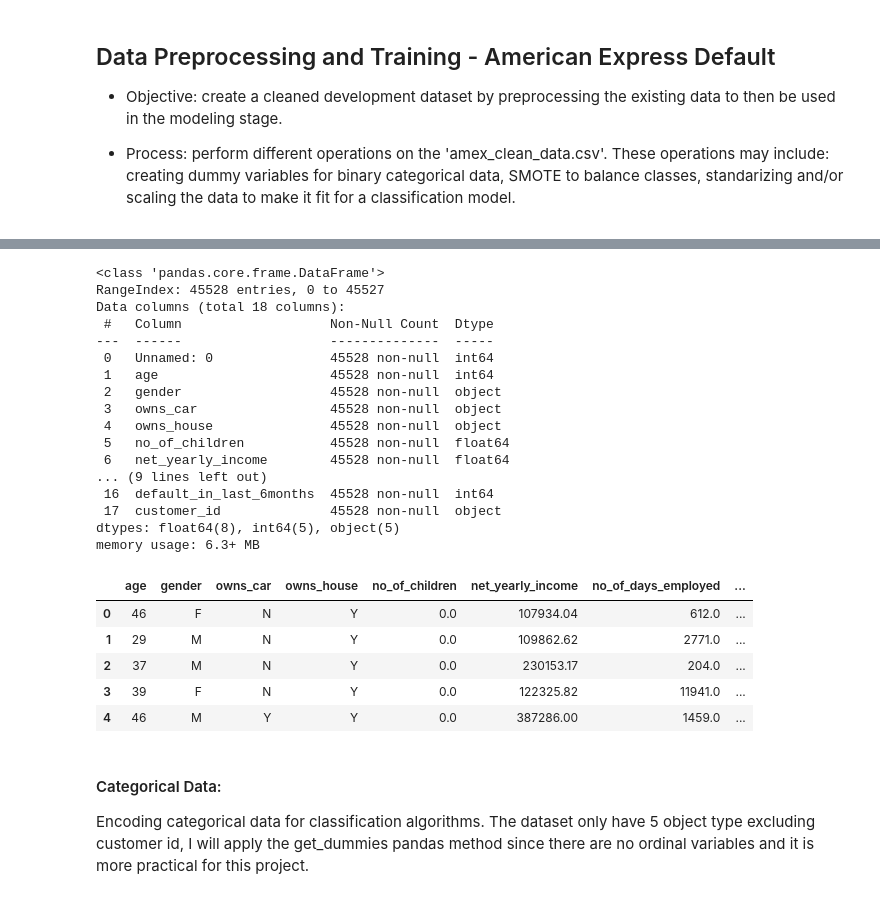
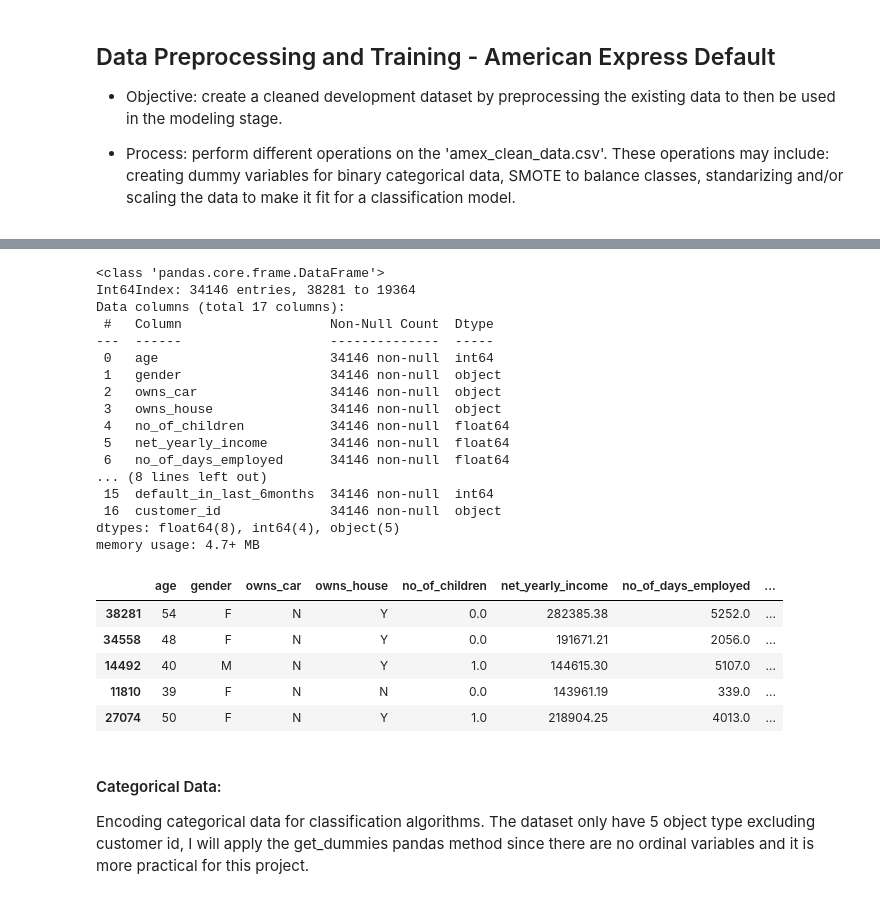
Before and after one commit to CamiloDS16/Project-2-AmEx-Credit-Card-Default-, a Jupyter notebook: Project-2-AmEx-Credit-Card-Default-/notebooks/preprocessing_amex.ipynb, the cells around one changed output, grey strips where cells are left out. Drawn from its saved outputs; the diff is of its cells as text; code cells hidden in the pictures.

Commit message:
revised preprocessing data feed - modified train test

```diff
--- a/Project-2-AmEx-Credit-Card-Default-/notebooks/preprocessing_amex.ipynb
+++ b/Project-2-AmEx-Credit-Card-Default-/notebooks/preprocessing_amex.ipynb
@@ -17,3 +33,11 @@ train_df = pd.read_csv('/Users/camilods16/Documents/Project-2-AmEx-Credit-Card-D
 # separating dependent variable from predictors to encode categorical data
 y = train_df['credit_card_default']
 train_df.drop('credit_card_default', axis=1, inplace=True)
+# %%
+# making train and test sets
+features = ['age', 'gender', 'owns_car', 'owns_house',
+       'no_of_children', 'net_yearly_income', 'no_of_days_employed',
+       'occupation_type', 'total_family_members', 'migrant_worker',
+       'yearly_debt_payments', 'credit_limit', 'credit_limit_used_pctg',
+       'credit_score', 'prev_defaults', 'default_in_last_6months', 'customer_id']
+X = train_df[features]
@@ -20,20 +47,20 @@ train_df.drop('credit_card_default', axis=1, inplace=True)
 # %%
-train_df.info()
+X_train.info()
 # %% [output]
 <class 'pandas.core.frame.DataFrame'>
-RangeIndex: 45528 entries, 0 to 45527
-Data columns (total 18 columns):
+Int64Index: 34146 entries, 38281 to 19364
+Data columns (total 17 columns):
  #   Column                   Non-Null Count  Dtype
 ---  ------                   --------------  -----
- 0   Unnamed: 0               45528 non-null  int64
- 1   age                      45528 non-null  int64
- 2   gender                   45528 non-null  object
- 3   owns_car                 45528 non-null  object
- 4   owns_house               45528 non-null  object
- 5   no_of_children           45528 non-null  float64
- 6   net_yearly_income        45528 non-null  float64
-... (9 lines left out)
- 16  default_in_last_6months  45528 non-null  int64
- 17  customer_id              45528 non-null  object
-dtypes: float64(8), int64(5), object(5)
-memory usage: 6.3+ MB
+ 0   age                      34146 non-null  int64
+ 1   gender                   34146 non-null  object
+ 2   owns_car                 34146 non-null  object
+ 3   owns_house               34146 non-null  object
+ 4   no_of_children           34146 non-null  float64
+ 5   net_yearly_income        34146 non-null  float64
+ 6   no_of_days_employed      34146 non-null  float64
+... (8 lines left out)
+ 15  default_in_last_6months  34146 non-null  int64
+ 16  customer_id              34146 non-null  object
+dtypes: float64(8), int64(4), object(5)
+memory usage: 4.7+ MB
@@ -42,12 +67,12 @@ train_df.drop('Unnamed: 0', axis=1, inplace=True)
 # %%
-train_df.head(5)
+X_train.head(5)
 # %% [output]
 |  | age | gender | owns_car | owns_house | no_of_children | net_yearly_income | no_of_days_employed | ... |
-| 0 | 46 | F | N | Y | 0.0 | 107934.04 | 612.0 | ... |
-| 1 | 29 | M | N | Y | 0.0 | 109862.62 | 2771.0 | ... |
-| 2 | 37 | M | N | Y | 0.0 | 230153.17 | 204.0 | ... |
-| 3 | 39 | F | N | Y | 0.0 | 122325.82 | 11941.0 | ... |
-| 4 | 46 | M | Y | Y | 0.0 | 387286.00 | 1459.0 | ... |
+| 38281 | 54 | F | N | Y | 0.0 | 282385.38 | 5252.0 | ... |
+| 34558 | 48 | F | N | Y | 0.0 | 191671.21 | 2056.0 | ... |
+| 14492 | 40 | M | N | Y | 1.0 | 144615.30 | 5107.0 | ... |
+| 11810 | 39 | F | N | N | 0.0 | 143961.19 | 339.0 | ... |
+| 27074 | 50 | F | N | Y | 1.0 | 218904.25 | 4013.0 | ... |
 # %% [markdown]
 #### Categorical Data:
 
```
Also changed, not shown: parts of 13 cells of this notebook.
